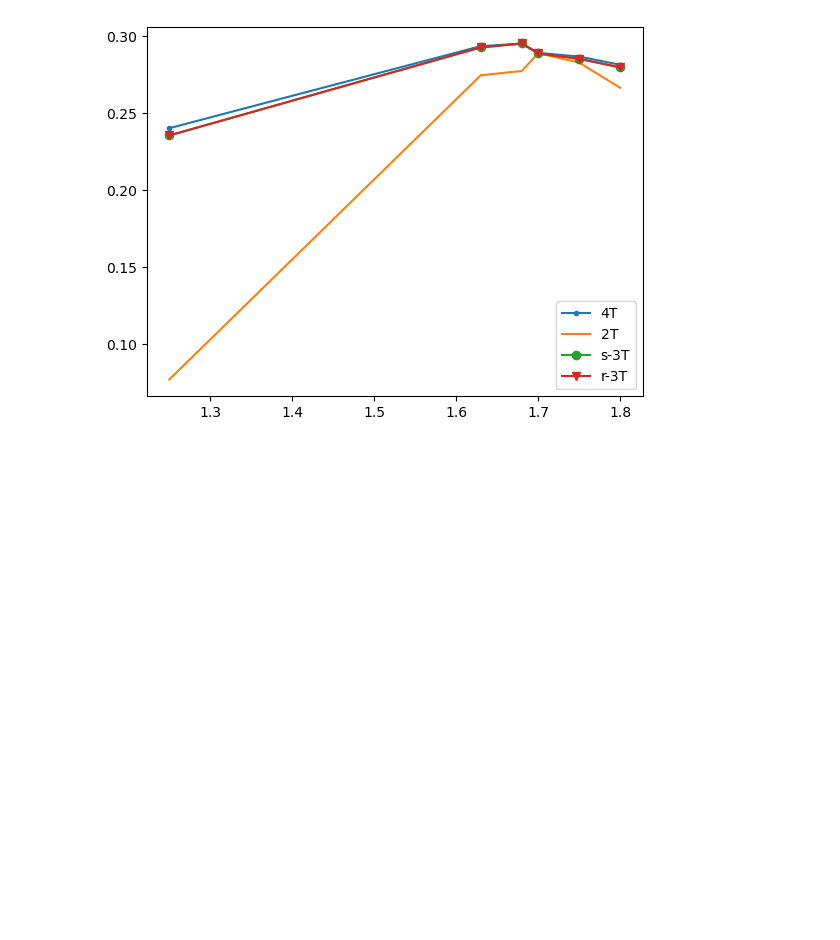
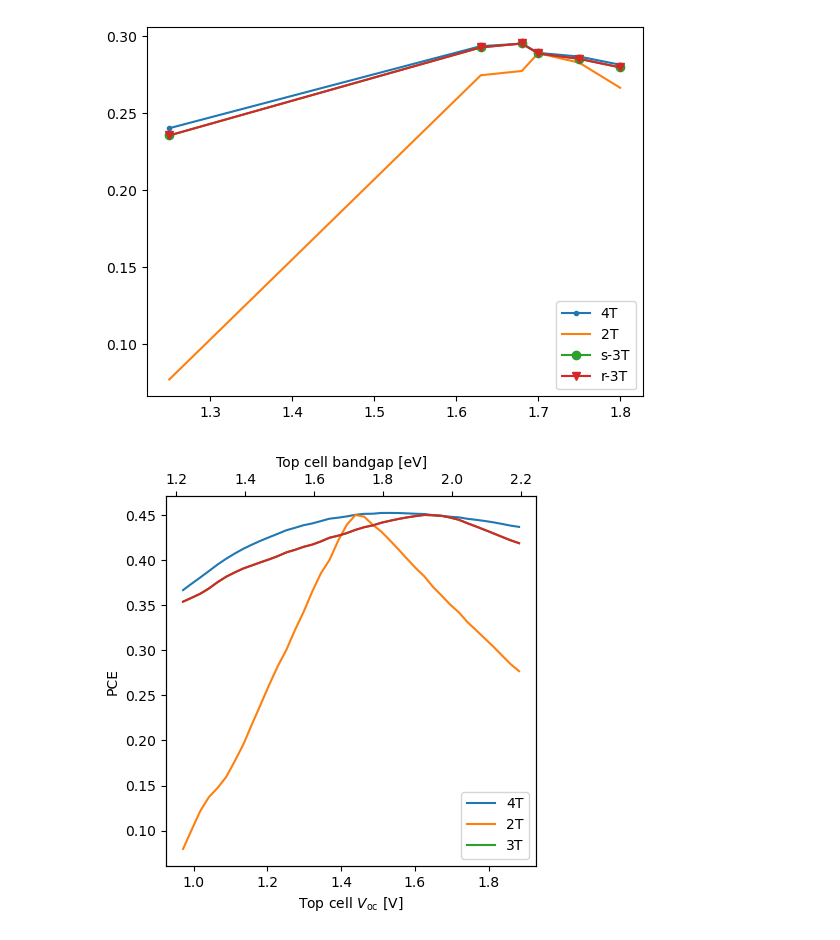
Before and after one commit to roberthilleck/PVcircuit, a Jupyter notebook: notebooks/EY_Psk-Si-tandem-ideal.ipynb, the cells around one changed output. Saved outputs shown, nothing was run; the diff lists cells and outputs as text; code cells hidden in the pictures; blank space fills up the shorter version.

Commit message:
updating 3T plots

```diff
--- a/notebooks/EY_Psk-Si-tandem-ideal.ipynb
+++ b/notebooks/EY_Psk-Si-tandem-ideal.ipynb
@@ -2,6 +2,10 @@
 %load_ext autoreload
 %autoreload 2
 # %matplotlib widget
+# %matplotlib inline
+import matplotlib as mpl
+mpl.rcParams['pdf.fonttype'] = 42
+mpl.rcParams['ps.fonttype'] = 42
 # %% [markdown]
 ### EY analysis for the location in Golden
 # %%
@@ -38,6 +42,8 @@ from itertools import cycle
 from matplotlib.lines import Line2D
 # %% [markdown]
 Helpers
+# %%
+EXPORT_PATH = r"C:\Users\rwitteck\OneDrive - NREL\Projects\2024_side-projects\2024-01_SIPS-FOA\Proposal\01_Technical Volume\figures"
 # %%
 warnings.simplefilter("ignore", OptimizeWarning)
 # %%
@@ -780,3 +786,82 @@ for line in lines:
 leg = ax.legend(eta_real.columns)
 # %% [output]
 [figure]
+# %%
+Rz = 0
+
+eg_si = 1.12
+
+egs = np.arange(eg_si + 0.1, 2.2, 0.025)
+eta_ideal = pd.DataFrame(np.zeros([len(egs), 4]), index=egs, columns=["4T", "2T", "s-3T", "r-3T"])
+subcell_eta_ideal = pd.DataFrame(np.zeros([len(egs), 4]), index=egs, columns=["TCcm", "BCcm", "TCr", "BCr"])
+voc_ideal = pd.DataFrame(np.zeros([len(egs), 1]), index=egs, columns=["TCVoc"])
+
+for eg_psc in egs:
+
+    lam_thres = np.round(photonenergy_to_wavelength(eg_psc))
+
+    lam_top = np.arange(300, lam_thres, 1)
+    lam_bot = np.arange(lam_thres, photonenergy_to_wavelength(eg_si))
+
+    eqe_top = pvc.EQE(np.ones(lam_top.shape), lam_top, "Psk")  # EQE class
+    eqe_bot = pvc.EQE(np.ones(lam_bot.shape), lam_bot, "Si")  # EQE class
+    jext_top = eqe_top.Jint()
+    jext_bot = eqe_bot.Jint()
+
+    dev3T = pvc.Tandem3T()
+
+    dev3T.top.set(Rser=Rz)
+    dev3T.set(Rz=Rz)
+    # dev2T = pvc.Multi2T.from_3T(dev3T)
+
+    dev3T.top.set(Jext=jext_top / 1e3, n=[1], J0ratio=[1], Rser=0, Gsh=0, JLC=0, Eg=eg_psc, beta=0)
+    dev3T.bot.set(Jext=jext_bot / 1e3, n=[1], J0ratio=[1], Rser=0, Gsh=0, JLC=0, Eg=eg_si, beta=0)
+
+    dev3T.bot.set(pn=1)  # s-type
+
+    iv3t = dev3T.MPP()
+    eta_ideal["4T"].loc[eg_psc] = iv3t.Ptot[0] * 10
+
+    _, iv3t = dev3T.CM()
+    eta_ideal["2T"].loc[eg_psc] = iv3t.Ptot[0] * 10
+
+    subcell_eta_ideal["TCcm"].loc[eg_psc] = iv3t.IB * iv3t.VB * -10
+    subcell_eta_ideal["BCcm"].loc[eg_psc] = iv3t.IA * iv3t.VA * -10
+
+    _, iv3t = dev3T.VM(2, 1, 22)
+    eta_ideal["s-3T"].loc[eg_psc] = iv3t.Ptot[0] * 10
+
+    dev3T.bot.set(pn=-1)  # r-type
+    _, iv3t = dev3T.VM(2, 1)
+    eta_ideal["r-3T"].loc[eg_psc] = iv3t.Ptot[0] * 10
+    subcell_eta_ideal["TCr"].loc[eg_psc] = iv3t.IB * iv3t.VB * -10
+    subcell_eta_ideal["BCr"].loc[eg_psc] = iv3t.IA * iv3t.VA * -10
+
+    iv3t = dev3T.Voc3()
+    voc_ideal["TCVoc"].loc[eg_psc] = -1 * iv3t.VB
+
+plot_voc = True
+
+fig, ax = plt.subplots(1)
+if plot_voc:
+    ax.plot(voc_ideal, eta_ideal, linestyle="-")
+    ax.set_xlabel("Top cell Voc [V]")
+else:
+    ax.plot(eta_ideal.iloc[:,:3], linestyle="-")
+    ax.set_xlabel("Top cell bandgap [eV]")
+
+
+ax.set_xlabel(r"Top cell $V_\mathrm{oc}$ [V]")
+ax2 = ax.twiny()
+ax2.plot(eta_ideal.iloc[:,:3],ls="", color = "w")
+ax2.set_xlabel(r"Top cell bandgap [eV]")
+
+ax.set_ylabel("Tandem PCE")
+
+leg = ax.legend(["4T", "2T", "3T"])
+ax.set_ylabel("PCE")
+ax.set_box_aspect(1)
+fig.savefig(os.path.join(EXPORT_PATH,"ideal3T.png"), dpi=500, bbox_inches="tight")
+fig.savefig(os.path.join(EXPORT_PATH,"ideal3T.pdf"))
+# %% [output]
+[figure, added]
```
Also changed, not shown: parts of 41 cells of this notebook.
